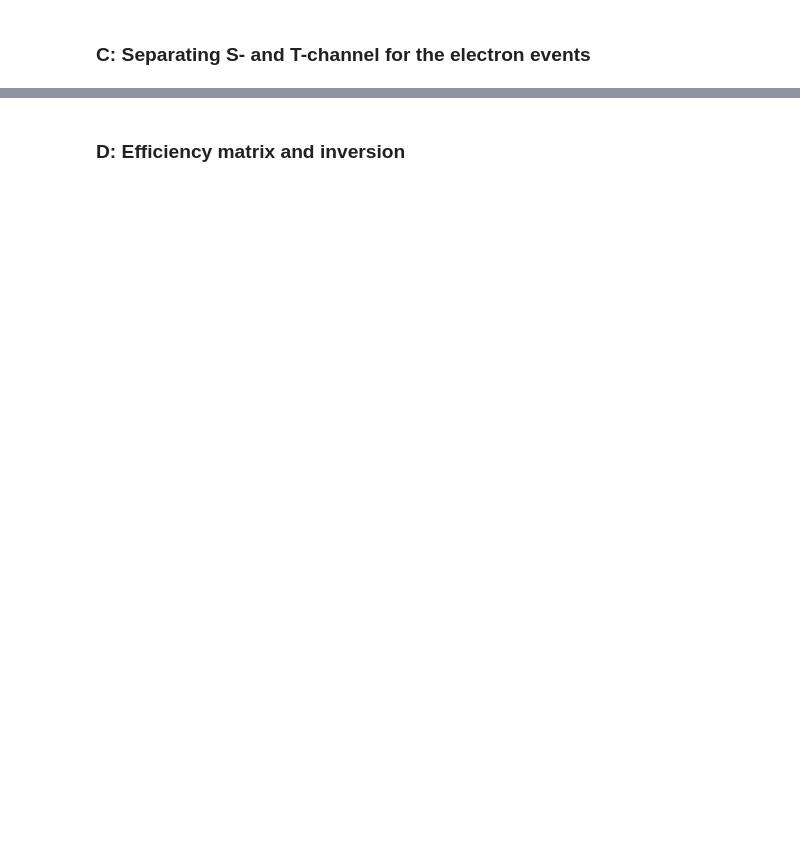
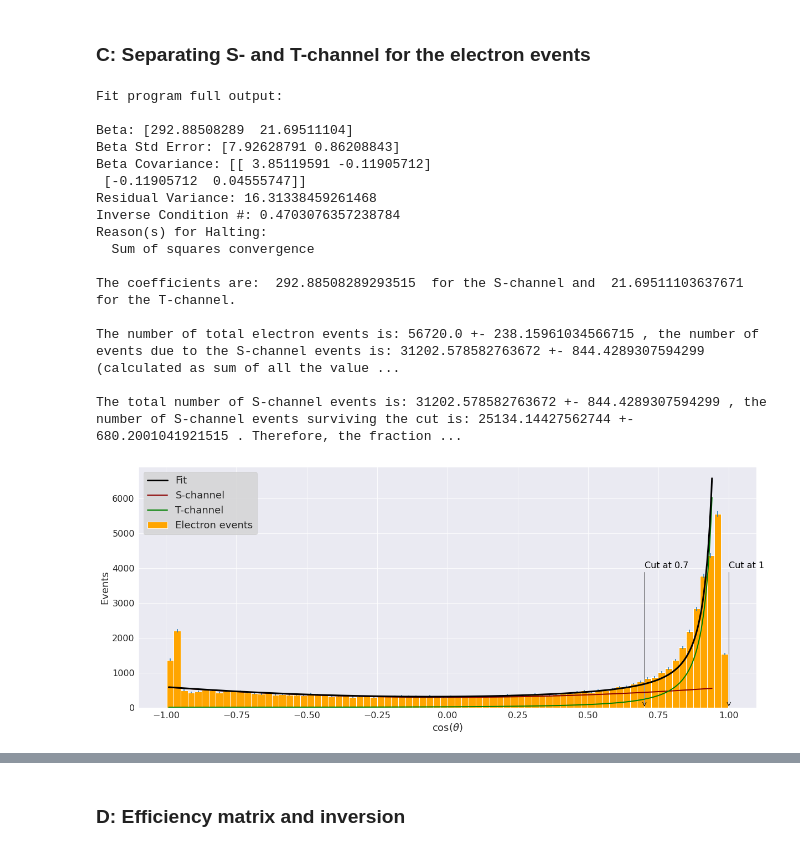
Before and after one commit to benfreiburg/z0-precisionmeasurement, a Jupyter notebook: Z0_main.ipynb, the cells around one changed output, grey strips where cells are left out. Cells and saved outputs as stored; diff of their text form; code cells hidden in the pictures; blank space fills up the shorter version.

```diff
--- a/Z0_main.ipynb
+++ b/Z0_main.ipynb
@@ -521,6 +563,8 @@ print("The percentage of tauon events surviving the cut", efficiency_tt,", the s
 # %% [markdown]
 ### C: Separating S- and T-channel for the electron events
 # %%
+font_size = 18
+
 bins_cos_thet = 80
 
 cut_cos_theta = 0.7
@@ -566,38 +610,58 @@ mid_bins_cut=bin_edges_cut[1:]-(bin_edges_cut[2]-bin_edges_cut[1])/2
 
 %matplotlib inline
 sb.set_style("darkgrid")
 
 fig,ax = plt.subplots()
 fig.set_figheight(8)
 fig.set_figwidth(20)
 
 
-ax.annotate("Cut at " + str(cut_cos_theta), xy=(cut_cos_theta, 0.2), xycoords='data',xytext=(cut_cos_theta, 4000), textcoords='data', color="black",arrowprops=dict(arrowstyle="->",connectionstyle="arc", color="black", relpos=(0,0)))
-ax.annotate("Cut at 1", xy=(1, 0.2), xycoords='data',xytext=(1, 4000), textcoords='data', color="black",arrowprops=dict(arrowstyle="->",connectionstyle="arc", color="black", relpos=(0,0)))
+ax.annotate("Cut at " + str(cut_cos_theta), xy=(cut_cos_theta, 0.2), xycoords='data',xytext=(cut_cos_theta, 4000), textcoords='data', color="black",arrowprops=dict(arrowstyle="->",connectionstyle="arc", color="black", relpos=(0,0)),size=font_size-2)
+ax.annotate("Cut at 1", xy=(1, 0.2), xycoords='data',xytext=(1, 4000), textcoords='data', color="black",arrowprops=dict(arrowstyle="->",connectionstyle="arc", color="black", relpos=(0,0)),size=font_size-2)
 ax.plot(many_bins, s_t_channels(output_s_t.beta, many_bins), linewidth=3, color="black", zorder=5, label="Fit")
 ax.plot(many_bins, s_t_channels([output_s_t.beta[0],0], many_bins), linewidth=2, color="darkred", zorder=4, label="S-channel")
 ax.plot(many_bins, s_t_channels([0,output_s_t.beta[1]], many_bins), linewidth=2, color="green", zorder=4, label="T-channel")
 ax.hist((ee[8,:][mask_ee_cos]), bins=bin_edges_theta, label=("Electron events"), color="orange", stacked=True)
 ax.errorbar(mid_bins_theta, bin_content_theta, yerr=np.sqrt(bin_content_theta), fmt='none')
-ax.set_xlabel("cos($\\theta$)", fontsize=18)
-ax.set_ylabel("Events", fontsize=18)
-ax.legend(frameon=True, facecolor="lightgrey", fontsize=18)
+ax.set_xlabel("cos($\\theta$)", fontsize=font_size)
+ax.set_ylabel("Events", fontsize=font_size)
+ax.tick_params(axis='x', labelsize=font_size-2)
+ax.tick_params(axis='y', labelsize=font_size-2)
+ax.legend(frameon=True, facecolor="lightgrey", fontsize=font_size)
 
 plt.savefig('s_t_separation.PDF')
 
 S_share=sum(s_t_channels([output_s_t.beta[0],0], mid_bins_theta))/sum(bin_content_theta)
 
 u_Output=np.asarray([7.92628791, 0.86208843]) # taken from the second line of the fit program output (unable to recall it as variable directly)
 
 u_S_share=np.sqrt((u_Output[0]/sum(bin_content_theta))**2 + (sum(s_t_channels([output_s_t.beta[0],0], mid_bins_theta))* np.sqrt(sum(bin_content_theta))/ sum(bin_content_theta)**2)**2 )
 
 S_surviving_cut=sum(s_t_channels([output_s_t.beta[0],0], mid_bins_cut))/sum(s_t_channels([output_s_t.beta[0],0], mid_bins_theta))
 u_S_surviving_cut=np.sqrt((sum(s_t_channels([u_Output[0],0], mid_bins_cut))/sum(s_t_channels([output_s_t.beta[0],0], mid_bins_theta)))**2 + (sum(s_t_channels([output_s_t.beta[0],0], mid_bins_cut))*sum(s_t_channels([u_Output[0],0], mid_bins_theta))/sum(s_t_channels([output_s_t.beta[0],0], mid_bins_theta))**2)**2)
 
 print("The number of total electron events is:", sum(bin_content_theta), "+-", np.sqrt(sum(bin_content_theta)), ", the number of events due to the S-channel events is:",  sum(s_t_channels([output_s_t.beta[0],0], mid_bins_theta)),"+-", sum(s_t_channels([u_Output[0],0], mid_bins_theta)),"(calculated as sum of all the values that our S-channel fit computes for each bin). Therefore, the share of S-channel events is", S_share, "+-", u_S_share)
 
 print("")
 print("The total number of S-channel events is:",  sum(s_t_channels([output_s_t.beta[0],0], mid_bins_theta)),"+-", sum(s_t_channels([u_Output[0],0], mid_bins_theta)), ", the number of S-channel events surviving the cut is:", sum(s_t_channels([output_s_t.beta[0],0], mid_bins_cut)),"+-", sum(s_t_channels([u_Output[0],0], mid_bins_cut)),". Therefore, the fraction of S-channel events surviving the cut is", S_surviving_cut, "+-", u_S_surviving_cut)
+# %% [output]
+Fit program full output:
+
+Beta: [292.88508289  21.69511104]
+Beta Std Error: [7.92628791 0.86208843]
+Beta Covariance: [[ 3.85119591 -0.11905712]
+ [-0.11905712  0.04555747]]
+Residual Variance: 16.31338459261468
+Inverse Condition #: 0.4703076357238784
+Reason(s) for Halting:
+  Sum of squares convergence
+
+The coefficients are:  292.88508289293515  for the S-channel and  21.69511103637671  for the T-channel.
+
+The number of total electron events is: 56720.0 +- 238.15961034566715 , the number of events due to the S-channel events is: 31202.578582763672 +- 844.4289307594299 (calculated as sum of all the value ...
+
+The total number of S-channel events is: 31202.578582763672 +- 844.4289307594299 , the number of S-channel events surviving the cut is: 25134.14427562744 +- 680.2001041921515 . Therefore, the fraction ...
+[figure, added]
 # %%
 # Due to our cos_thet cut, we lose a certain amount of s channel electrons. With the fits of the s- and t-channel functions, we can calculate, how many s-channel electrons we cut off and apply a factor that takes them into account.
 
```
Also changed, not shown: parts of 26 cells of this notebook.
